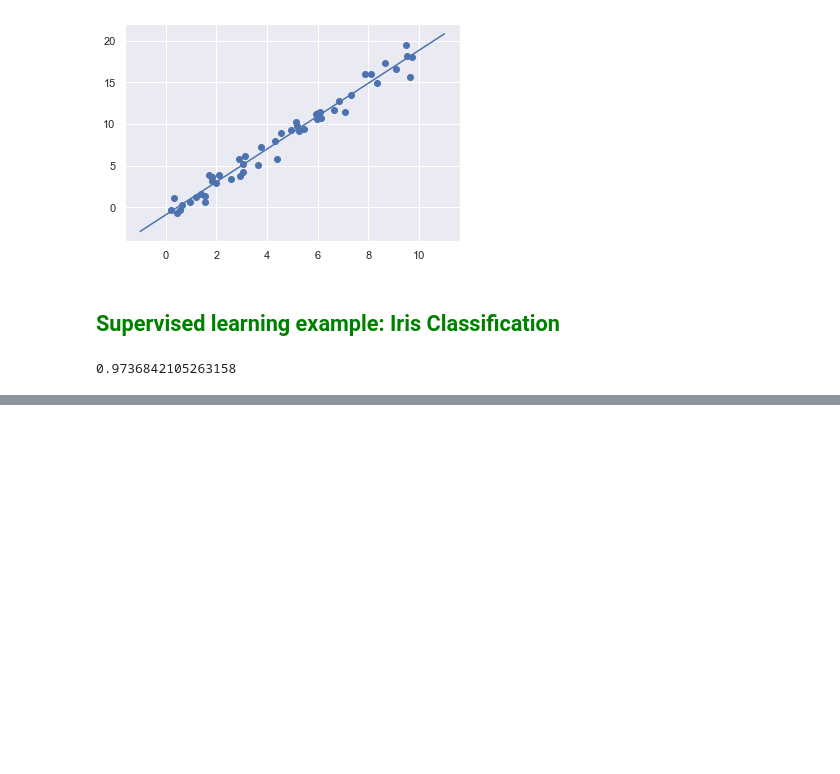
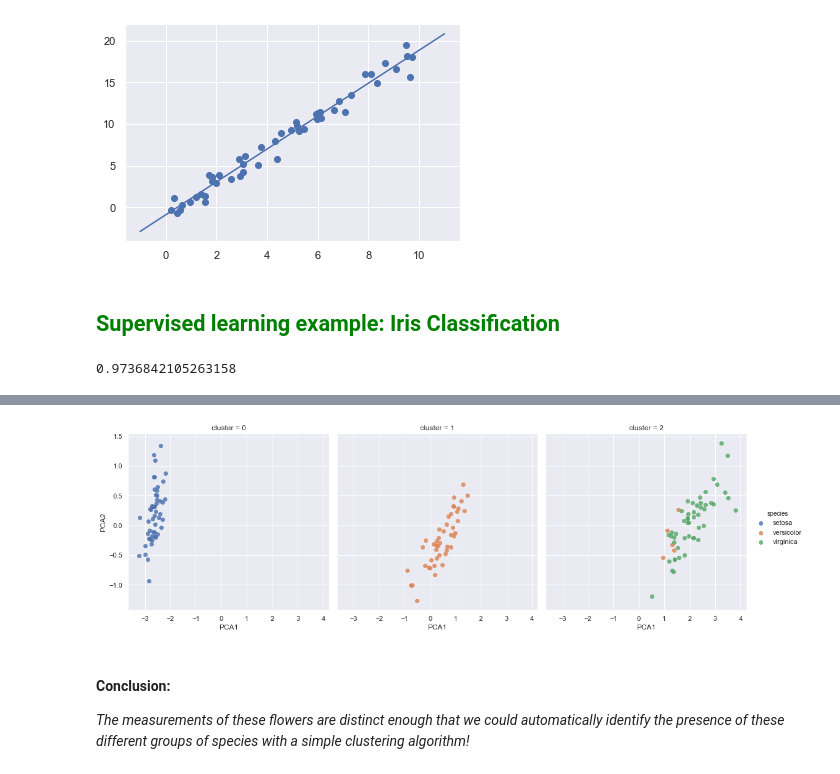
Before and after one commit to Alumasa/data_sci-and-machine_learning, a Jupyter notebook: Machine Learning Intro.ipynb, the cells around one changed output, grey strips where cells are left out. Saved outputs shown, nothing was run; the diff lists cells and outputs as text; code cells hidden in the pictures; blank space fills up the shorter version.

```diff
--- a/Machine Learning Intro.ipynb
+++ b/Machine Learning Intro.ipynb
@@ -126,0 +153,16 @@ accuracy_score(ytest, y_model)
+# %%
+# 1. Choose the model class
+model = GMM(n_components=3,
+            covariance_type='full')  # 2. Instantiate the model with hyperparameters
+model.fit(X_iris)                    # 3. Fit to data. Notice y is not specified!
+y_gmm = model.predict(X_iris)        # 4. Determine cluster labels
+# %%
+iris['cluster'] = y_gmm
+sns.lmplot("PCA1", "PCA2", data=iris, hue='species',
+           col='cluster', fit_reg=False);
+#add the cluster label to the df and iuse seaborn to plot the results
+# %% [output]
+[figure, added]
+# %% [markdown]
+#### Conclusion:
+*The measurements of these flowers are distinct enough that we could automatically identify the presence of these different groups of species with a simple clustering algorithm!*
```
Also changed, not shown: parts of 8 cells of this notebook.
